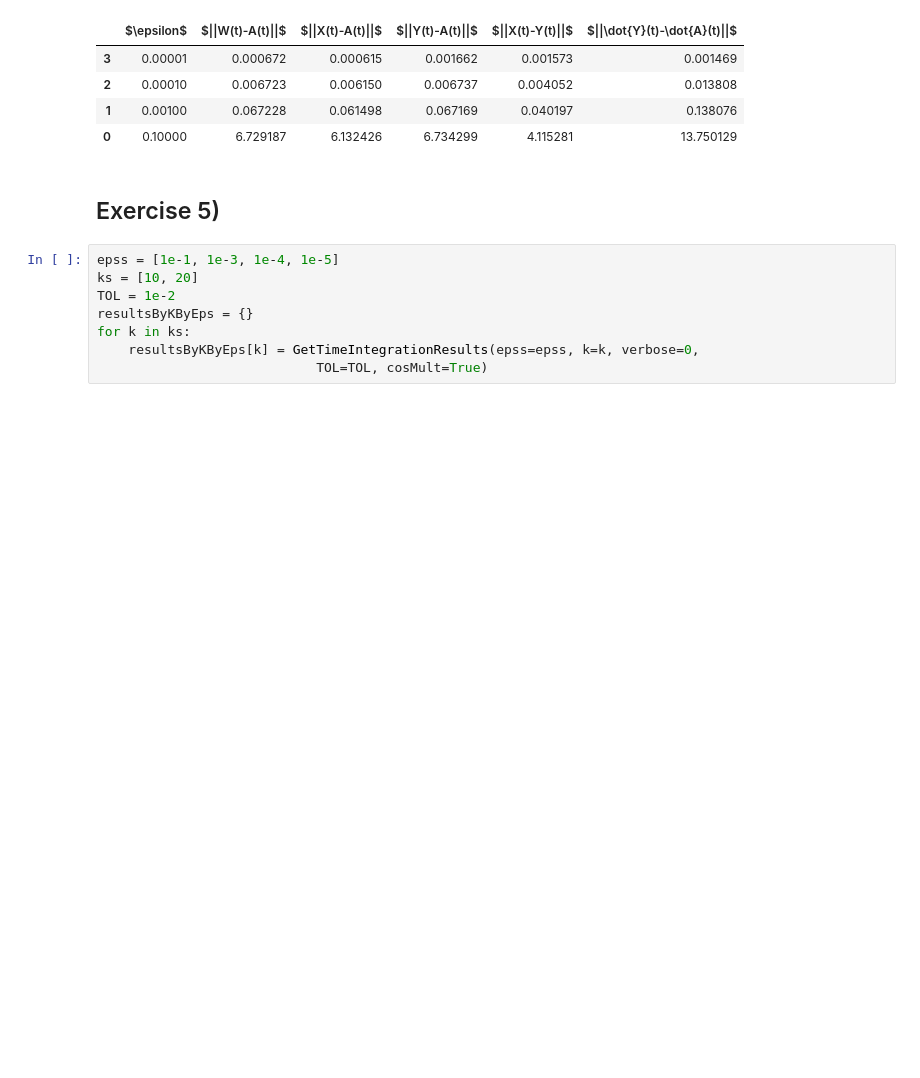
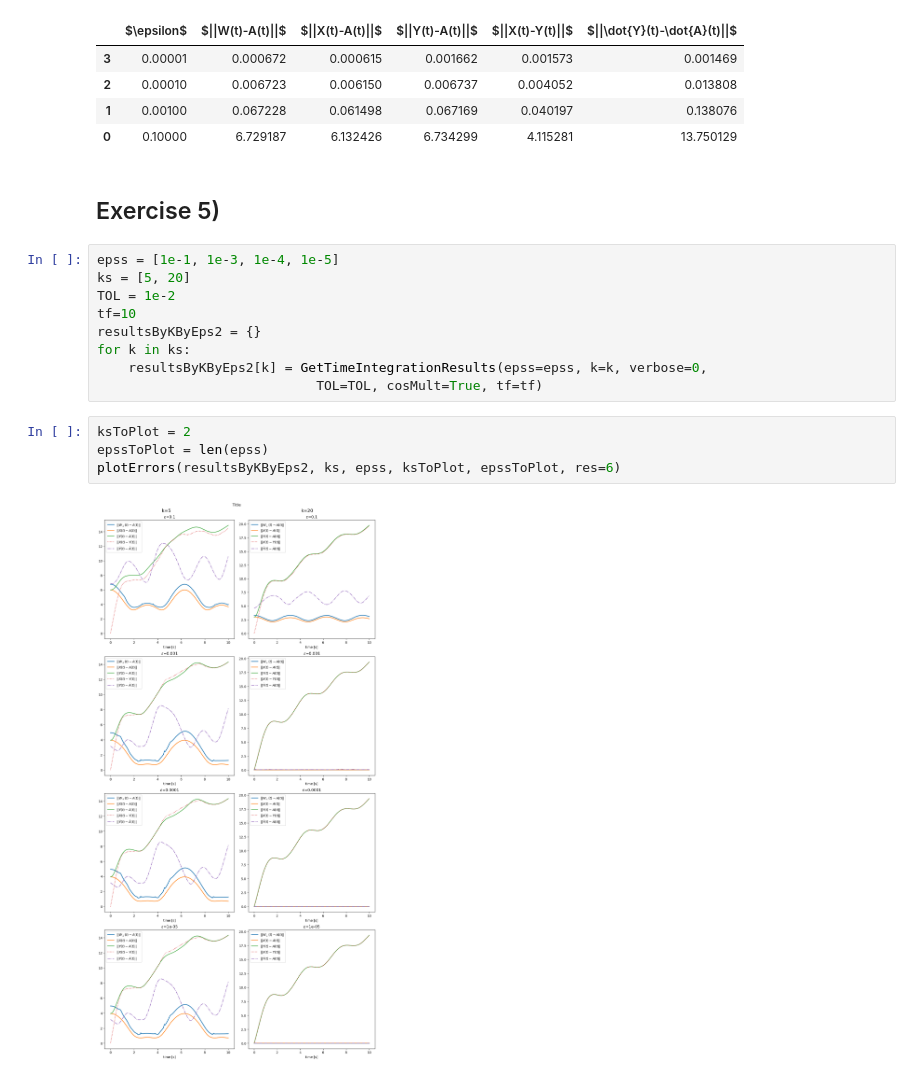
Before and after one commit to KristianHolme/NumLinAlg-project-2, a Jupyter notebook: Project2.ipynb, the cells around one changed output. Saved outputs shown, nothing was run; the diff lists cells and outputs as text; blank space fills up the shorter version.

```diff
--- a/Project2.ipynb
+++ b/Project2.ipynb
@@ -56,9 +58,16 @@ Table for k=20
 ## Exercise 5)
 # %%
 epss = [1e-1, 1e-3, 1e-4, 1e-5]
-ks = [10, 20]
+ks = [5, 20]
 TOL = 1e-2
-resultsByKByEps = {}
+tf=10
+resultsByKByEps2 = {}
 for k in ks:
-    resultsByKByEps[k] = GetTimeIntegrationResults(epss=epss, k=k, verbose=0,
-                            TOL=TOL, cosMult=True)
+    resultsByKByEps2[k] = GetTimeIntegrationResults(epss=epss, k=k, verbose=0,
+                            TOL=TOL, cosMult=True, tf=tf)
+# %%
+ksToPlot = 2
+epssToPlot = len(epss)
+plotErrors(resultsByKByEps2, ks, epss, ksToPlot, epssToPlot, res=6)
+# %% [output]
+[figure, added]
```
Also changed, not shown: parts of 3 cells of this notebook, 2 other files.
